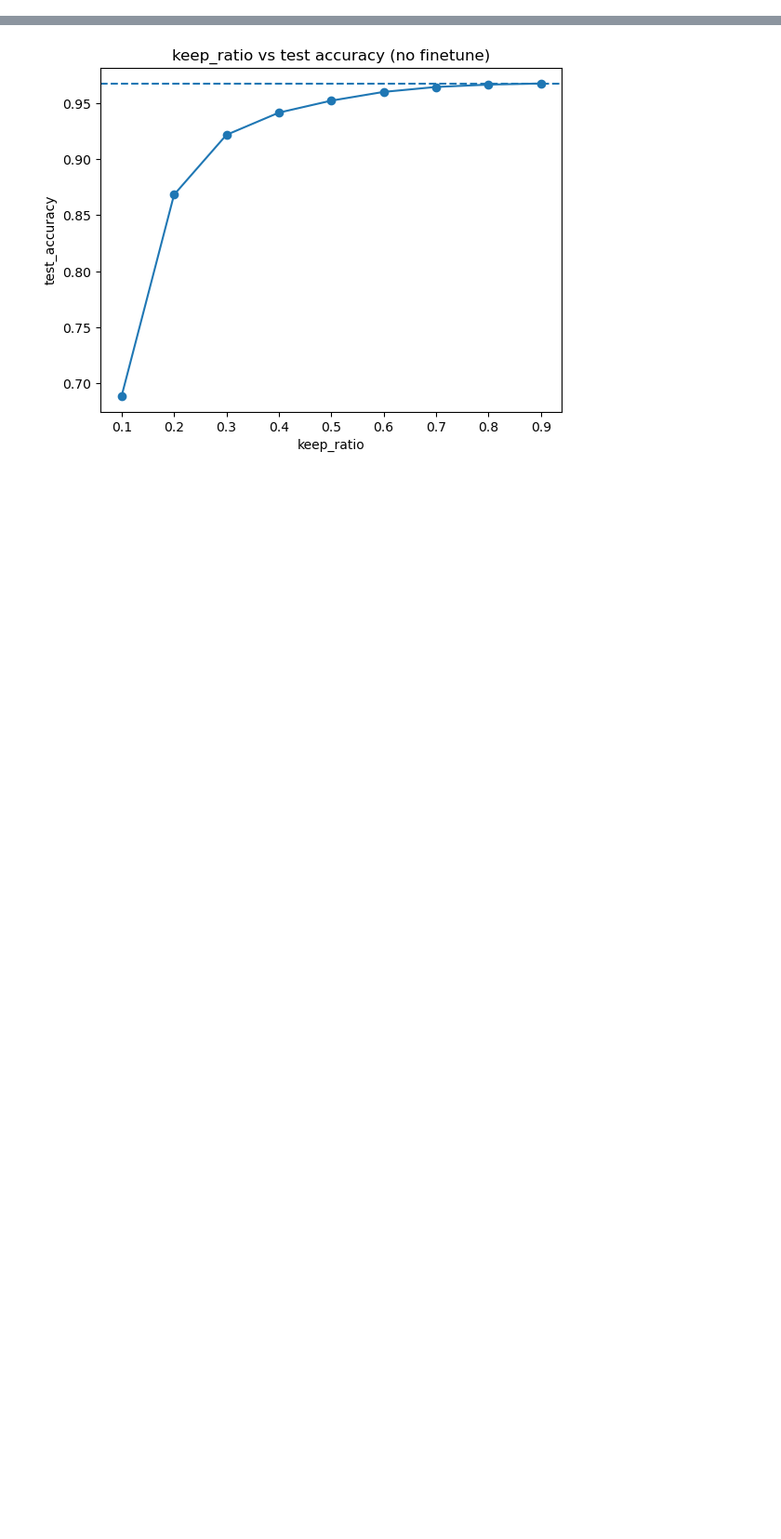
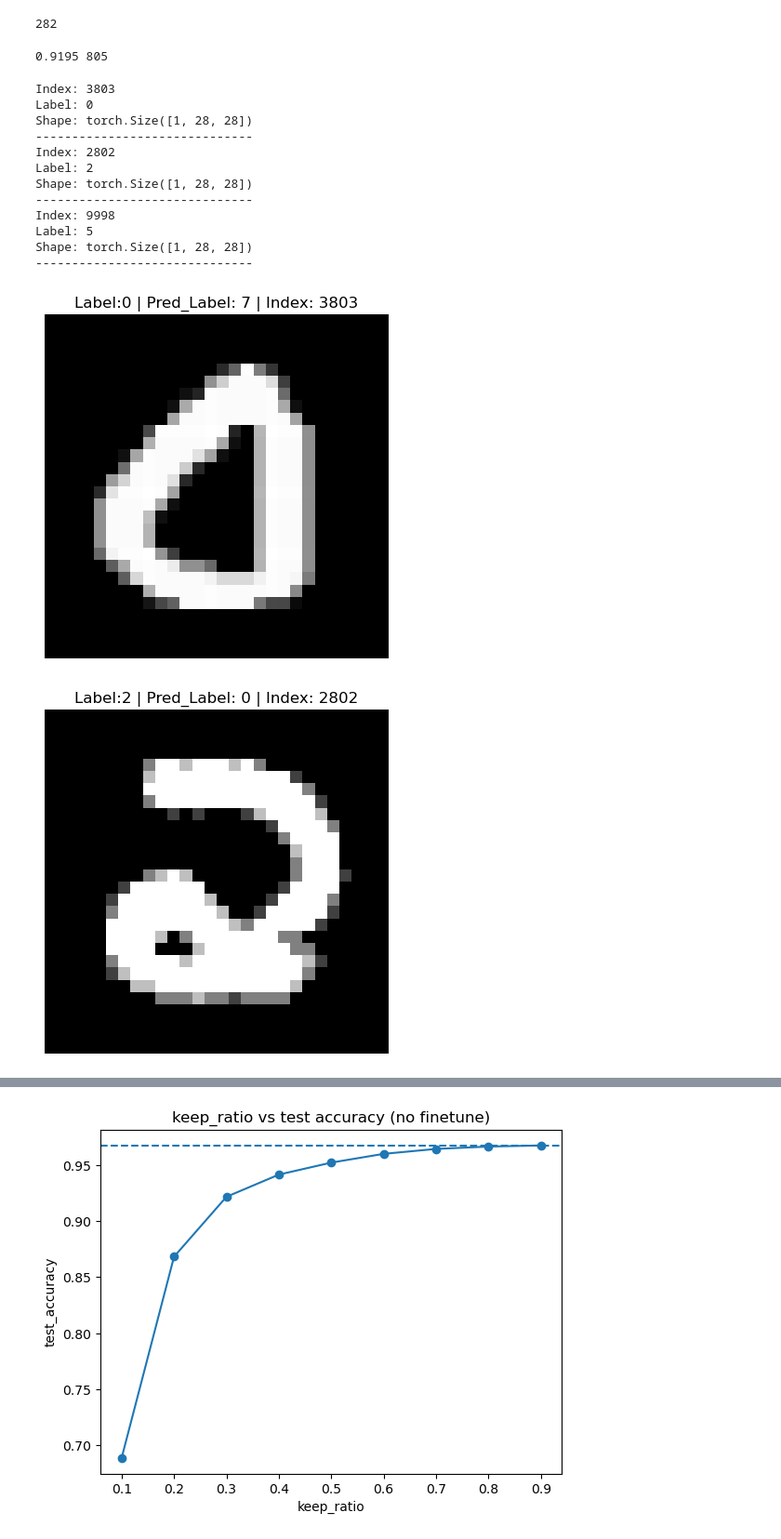
Before and after one commit to yuekai-yan/CSSP_Neural_Networks_Pruning, a Jupyter notebook: main.ipynb, the cells around one changed output, grey strips where cells are left out. Shown at 93% size. Cells and saved outputs as stored; diff of their text form; code cells hidden in the pictures; blank space fills up the shorter version.

```diff
--- a/main.ipynb
+++ b/main.ipynb
@@ -42,9 +43,9 @@ test_loader = DataLoader(
     shuffle=False
 )
 # %%
-device = torch.device("cuda" if torch.cuda.is_available() else "cpu")
-
-
+#device = torch.device("cuda" if torch.cuda.is_available() else "cpu")
+device = torch.device("mps" if torch.mps.is_available() else "cpu")
+#device = torch.device("cpu")
 class Model1(nn.Module):
     def __init__(self):
         super(Model1, self).__init__()
@@ -61,7 +62,7 @@ class Model1(nn.Module):
         return x
 
 
-model1 = Model1()
+model1 = Model1().to(device)
 
 
 # loss functiom & optimizer
@@ -121,2 +134,6 @@ Total accuracy in test set: 0.9705
+# %%
+print(len(wrong_indices))
+# %% [output]
+282
 # %%
 X = build_pruning_matrix(train_loader)
@@ -123,2 +141,45 @@ X = build_pruning_matrix(train_loader)
 ratios = np.linspace(0.1, 0.9, 9)
 base_acc = total_accuracy / test_data_size
+# %%
+coeffs, biases, p, T = prune_model(model1, X, 0.3, method="StrongRRQR")
+_, acc, wrong_samples_pruned = evaluate_pruned(coeffs, biases, test_loader, device)
+wrong_indices_pruned, wrong_pred_pruned = zip(*wrong_samples_pruned)
+wrong_indices_pruned = list(wrong_indices_pruned)
+wrong_pred_pruned = list(wrong_pred_pruned)
+print(acc, len(wrong_samples_pruned))
+# %% [output]
+0.9195 805
+# %%
+diff_indices = list(set(wrong_indices_pruned) - set(wrong_indices))
+pred_dict_pruned = dict(wrong_samples_pruned)
+random_indices = random.sample(diff_indices, 3)
+for idx in random_indices[:3]:
+    img, label = test_dataset[idx]
+    print("Index:", idx)
+    print("Label:", label)
+    print("Shape:", img.shape)
+    print("-" * 30)
+
+for idx in random_indices[:3]:
+    img, label = test_dataset[idx]
+    pred_label = pred_dict_pruned[idx]
+
+    plt.imshow(img.squeeze(), cmap='gray')
+    plt.title(f"Label:{label} | Pred_Label: {pred_label} | Index: {idx}")
+    plt.axis('off')
+    plt.show()
+# %% [output]
+Index: 3803
+Label: 0
+Shape: torch.Size([1, 28, 28])
+------------------------------
+Index: 2802
+Label: 2
+Shape: torch.Size([1, 28, 28])
+------------------------------
+Index: 9998
+Label: 5
+Shape: torch.Size([1, 28, 28])
+------------------------------
+[figure, added]
+[figure, added]
```
Also changed, not shown: parts of 6 cells of this notebook, 1 other file.
